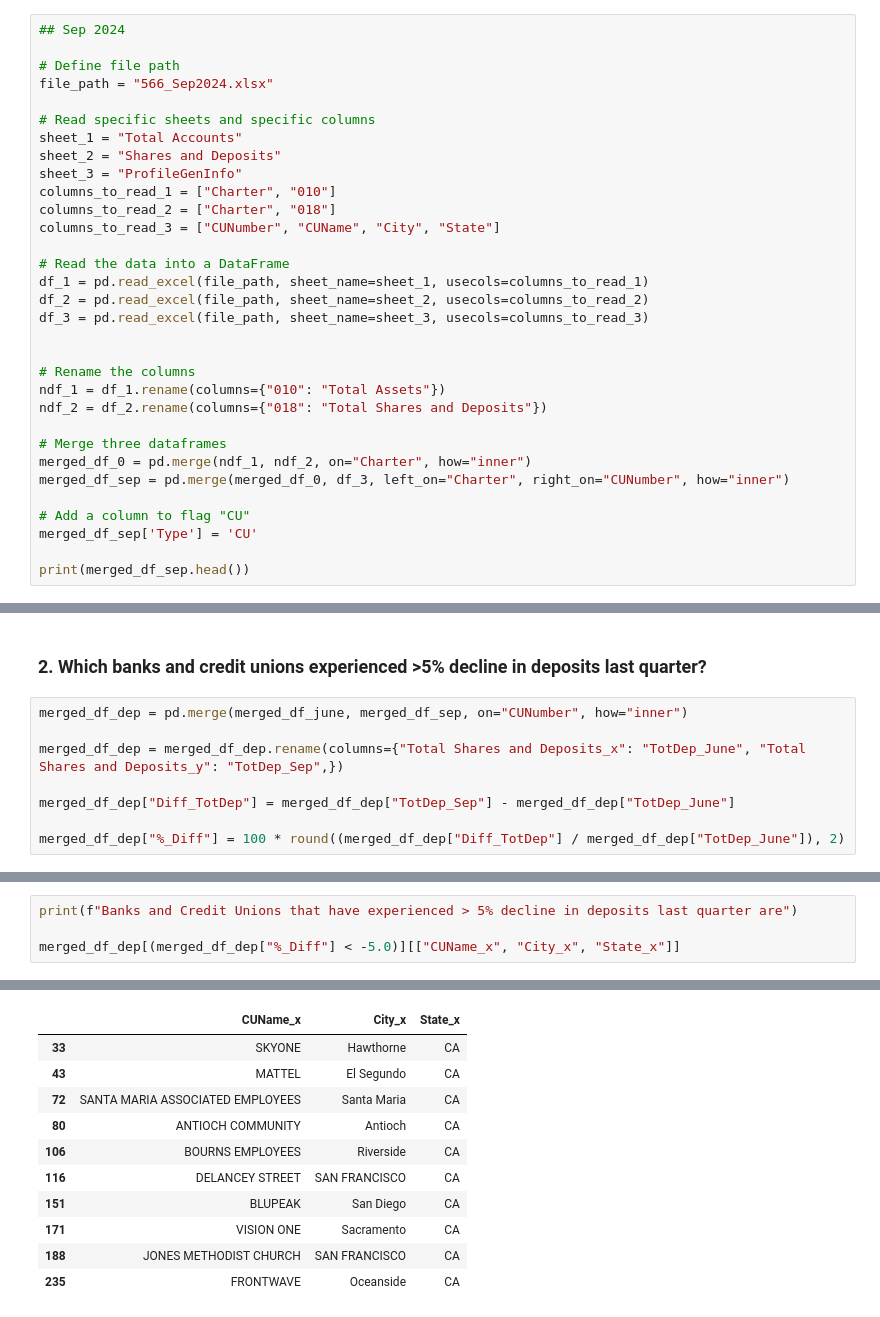
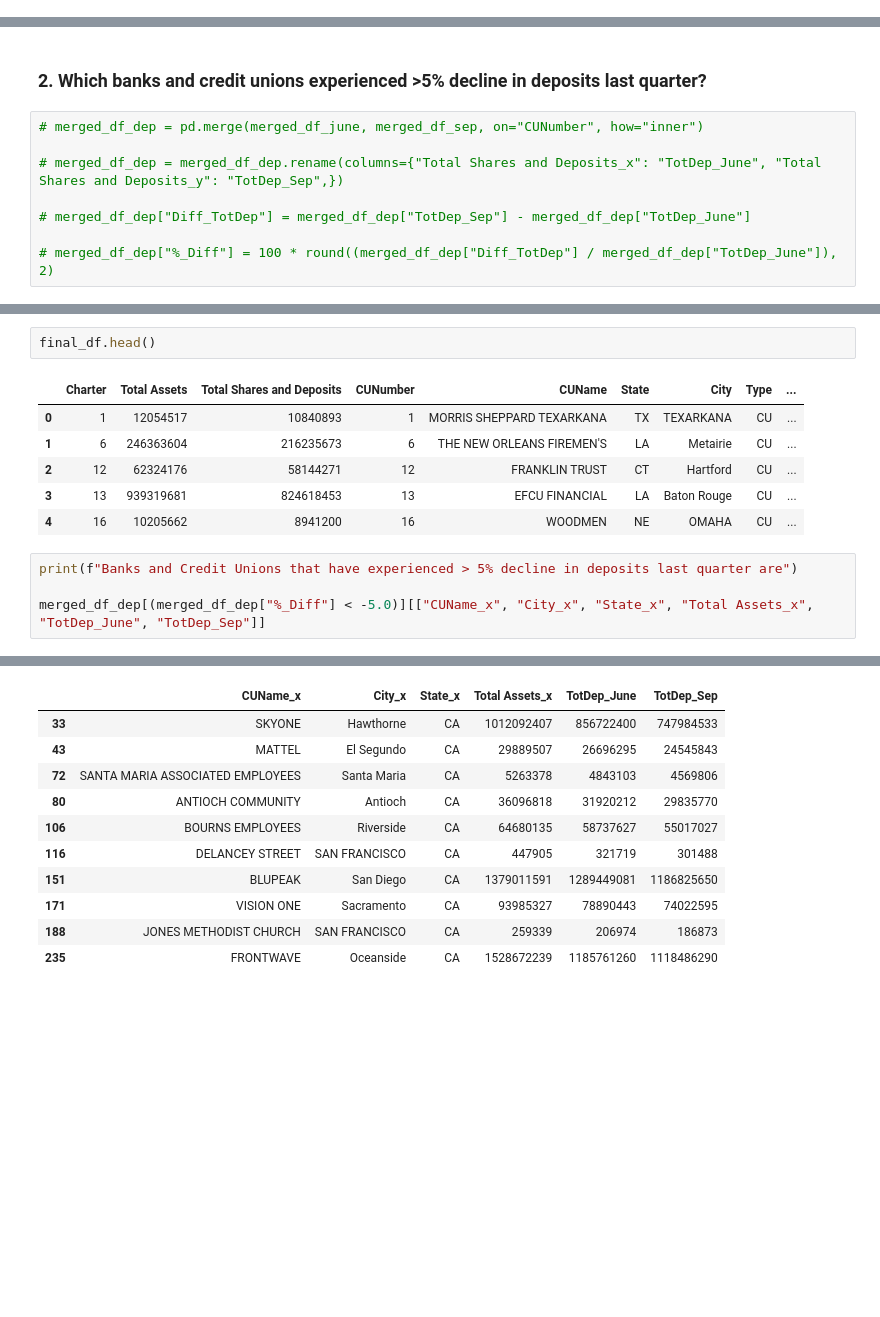
Before and after one commit to mingmingclaire/AlphaRank, a Jupyter notebook: AlphaRank_DE.ipynb, the cells around one changed output, grey strips where cells are left out. Saved outputs shown, nothing was run; the diff lists cells and outputs as text; blank space fills up the shorter version.

```diff
--- a/AlphaRank_DE.ipynb
+++ b/AlphaRank_DE.ipynb
@@ -293,32 +175,0 @@ print(merged_df_june.head())
-# %%
-## Sep 2024
-
-# Define file path
-file_path = "566_Sep2024.xlsx"
-
-# Read specific sheets and specific columns
-sheet_1 = "Total Accounts"
-sheet_2 = "Shares and Deposits"
-sheet_3 = "ProfileGenInfo"
-columns_to_read_1 = ["Charter", "010"]
-columns_to_read_2 = ["Charter", "018"]
-columns_to_read_3 = ["CUNumber", "CUName", "City", "State"]
-
-# Read the data into a DataFrame
-df_1 = pd.read_excel(file_path, sheet_name=sheet_1, usecols=columns_to_read_1)
-df_2 = pd.read_excel(file_path, sheet_name=sheet_2, usecols=columns_to_read_2)
-df_3 = pd.read_excel(file_path, sheet_name=sheet_3, usecols=columns_to_read_3)
-
-
-# Rename the columns
-ndf_1 = df_1.rename(columns={"010": "Total Assets"})
-ndf_2 = df_2.rename(columns={"018": "Total Shares and Deposits"})
-
-# Merge three dataframes
-merged_df_0 = pd.merge(ndf_1, ndf_2, on="Charter", how="inner")
-merged_df_sep = pd.merge(merged_df_0, df_3, left_on="Charter", right_on="CUNumber", how="inner")
-
-# Add a column to flag "CU"
-merged_df_sep['Type'] = 'CU'
-
-print(merged_df_sep.head())
@@ -385,11 +318,11 @@ Number of Active Credit Unions That Have Total Assets Between $500M and $1B Is:
 # %% [markdown]
 ### 2. Which banks and credit unions experienced >5% decline in deposits last quarter?
 # %%
-merged_df_dep = pd.merge(merged_df_june, merged_df_sep, on="CUNumber", how="inner")
+# merged_df_dep = pd.merge(merged_df_june, merged_df_sep, on="CUNumber", how="inner")
 
-merged_df_dep = merged_df_dep.rename(columns={"Total Shares and Deposits_x": "TotDep_June", "Total Shares and Deposits_y": "TotDep_Sep",})
+# merged_df_dep = merged_df_dep.rename(columns={"Total Shares and Deposits_x": "TotDep_June", "Total Shares and Deposits_y": "TotDep_Sep",})
 
-merged_df_dep["Diff_TotDep"] = merged_df_dep["TotDep_Sep"] - merged_df_dep["TotDep_June"]
+# merged_df_dep["Diff_TotDep"] = merged_df_dep["TotDep_Sep"] - merged_df_dep["TotDep_June"]
 
-merged_df_dep["%_Diff"] = 100 * round((merged_df_dep["Diff_TotDep"] / merged_df_dep["TotDep_June"]), 2)
+# merged_df_dep["%_Diff"] = 100 * round((merged_df_dep["Diff_TotDep"] / merged_df_dep["TotDep_June"]), 2)
 # %%
@@ -411,17 +343,26 @@ merged_df_dep["%_Diff"] < -5.0
+# %%
+final_df.head()
+# %% [output]
+|  | Charter | Total Assets | Total Shares and Deposits | CUNumber | CUName | State | City | Type | ... |
+| 0 | 1 | 12054517 | 10840893 | 1 | MORRIS SHEPPARD TEXARKANA | TX | TEXARKANA | CU | ... |
+| 1 | 6 | 246363604 | 216235673 | 6 | THE NEW ORLEANS FIREMEN'S | LA | Metairie | CU | ... |
+| 2 | 12 | 62324176 | 58144271 | 12 | FRANKLIN TRUST | CT | Hartford | CU | ... |
+| 3 | 13 | 939319681 | 824618453 | 13 | EFCU FINANCIAL | LA | Baton Rouge | CU | ... |
+| 4 | 16 | 10205662 | 8941200 | 16 | WOODMEN | NE | OMAHA | CU | ... |
 # %%
 print(f"Banks and Credit Unions that have experienced > 5% decline in deposits last quarter are")
 
-merged_df_dep[(merged_df_dep["%_Diff"] < -5.0)][["CUName_x", "City_x", "State_x"]]
+merged_df_dep[(merged_df_dep["%_Diff"] < -5.0)][["CUName_x", "City_x", "State_x", "Total Assets_x", "TotDep_June", "TotDep_Sep"]]
 # %% [output]
 Banks and Credit Unions that have experienced > 5% decline in deposits last quarter are
-|  | CUName_x | City_x | State_x |
-| 33 | SKYONE | Hawthorne | CA |
-| 43 | MATTEL | El Segundo | CA |
-| 72 | SANTA MARIA ASSOCIATED EMPLOYEES | Santa Maria | CA |
-| 80 | ANTIOCH COMMUNITY | Antioch | CA |
-| 106 | BOURNS EMPLOYEES | Riverside | CA |
-| 116 | DELANCEY STREET | SAN FRANCISCO | CA |
-| 151 | BLUPEAK | San Diego | CA |
-| 171 | VISION ONE | Sacramento | CA |
-| 188 | JONES METHODIST CHURCH | SAN FRANCISCO | CA |
-| 235 | FRONTWAVE | Oceanside | CA |
+|  | CUName_x | City_x | State_x | Total Assets_x | TotDep_June | TotDep_Sep |
+| 33 | SKYONE | Hawthorne | CA | 1012092407 | 856722400 | 747984533 |
+| 43 | MATTEL | El Segundo | CA | 29889507 | 26696295 | 24545843 |
+| 72 | SANTA MARIA ASSOCIATED EMPLOYEES | Santa Maria | CA | 5263378 | 4843103 | 4569806 |
+| 80 | ANTIOCH COMMUNITY | Antioch | CA | 36096818 | 31920212 | 29835770 |
+| 106 | BOURNS EMPLOYEES | Riverside | CA | 64680135 | 58737627 | 55017027 |
+| 116 | DELANCEY STREET | SAN FRANCISCO | CA | 447905 | 321719 | 301488 |
+| 151 | BLUPEAK | San Diego | CA | 1379011591 | 1289449081 | 1186825650 |
+| 171 | VISION ONE | Sacramento | CA | 93985327 | 78890443 | 74022595 |
+| 188 | JONES METHODIST CHURCH | SAN FRANCISCO | CA | 259339 | 206974 | 186873 |
+| 235 | FRONTWAVE | Oceanside | CA | 1528672239 | 1185761260 | 1118486290 |
```
Also changed, not shown: parts of 28 cells of this notebook.
